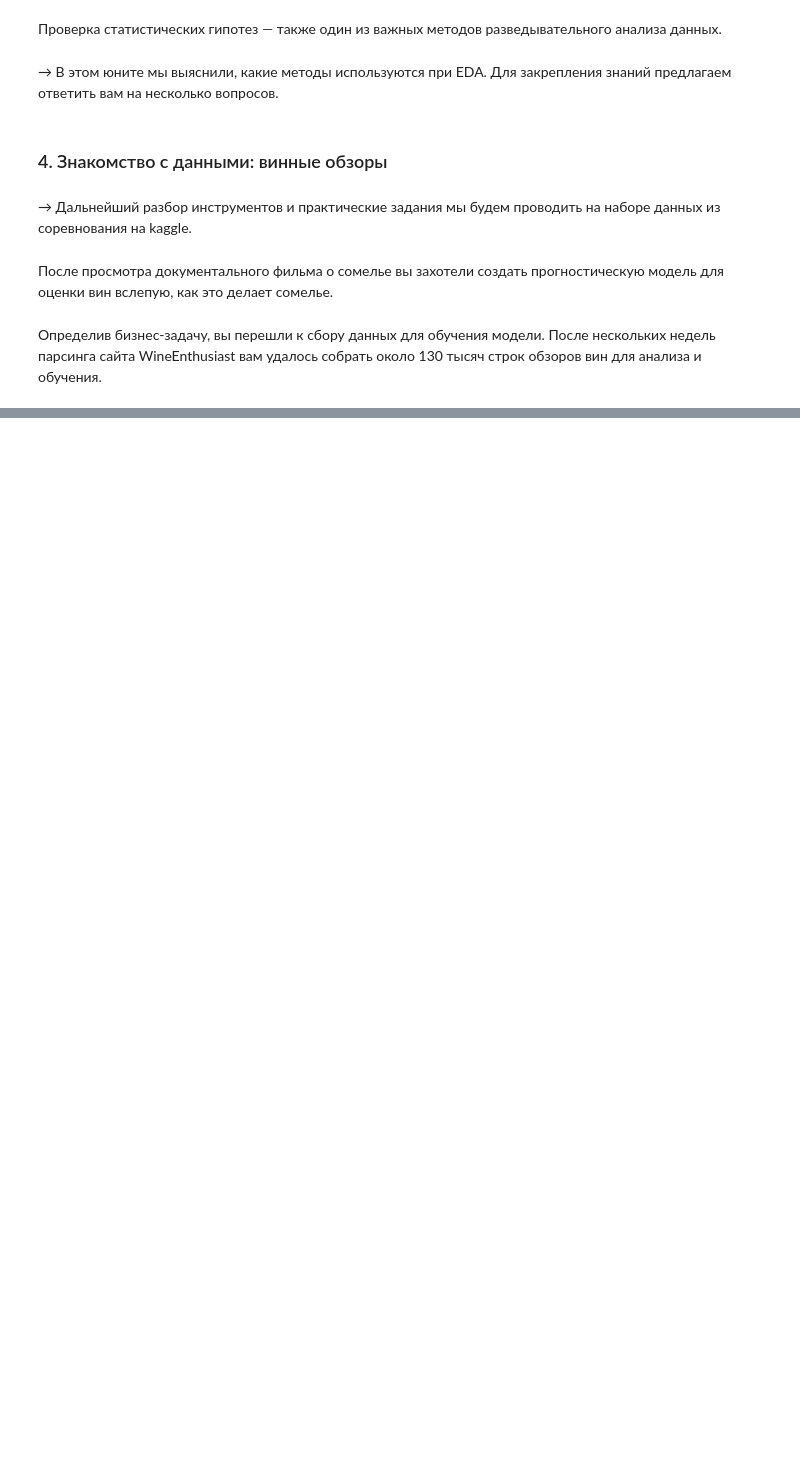
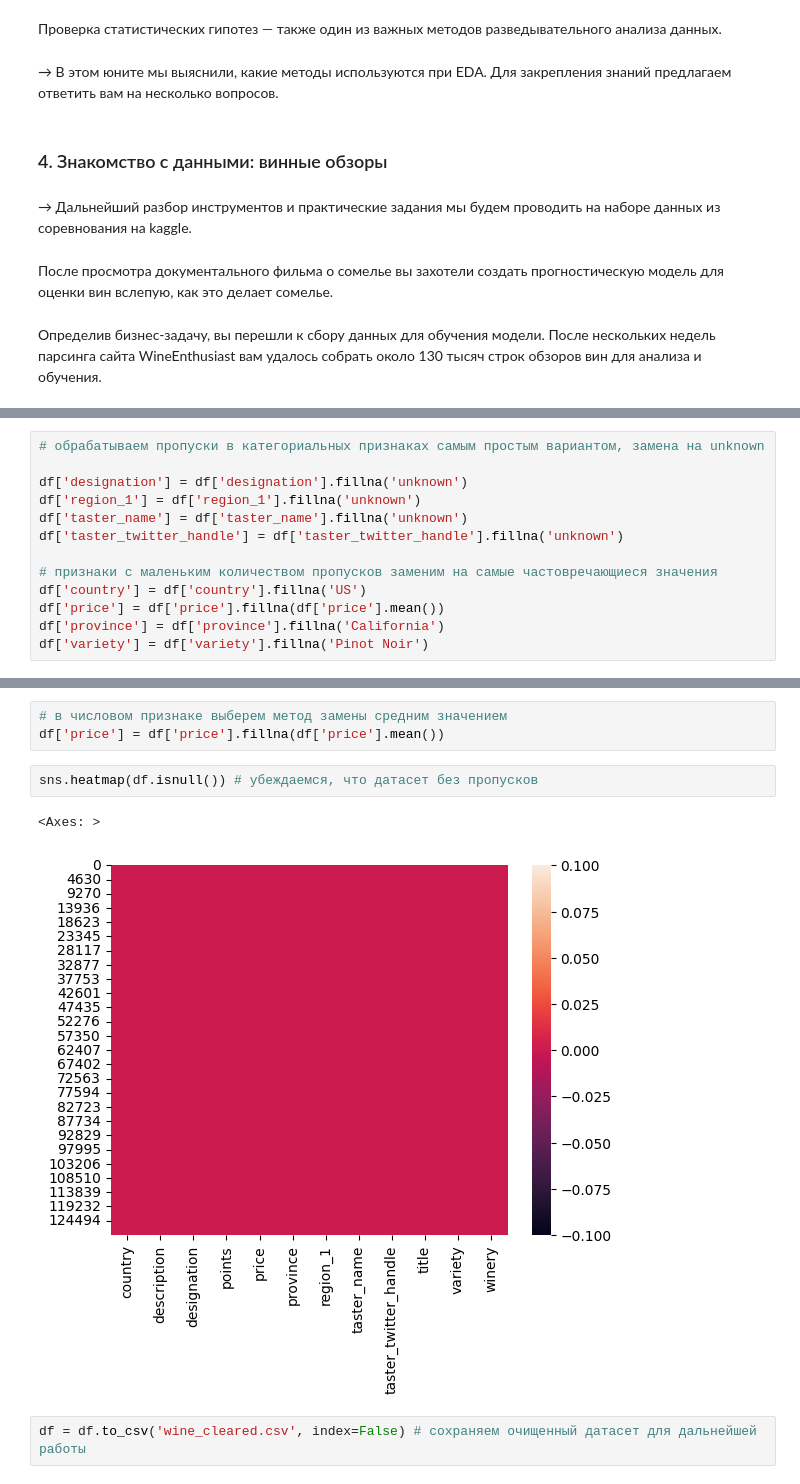
Before and after one commit to tgorbunov/sf_data_science, a Jupyter notebook: Skillfactory/EDA/EDA-1. Введение. Алгоритмы и методы EDA.ipynb, the cells around one changed output, grey strips where cells are left out. Drawn from its saved outputs; the diff is of its cells as text; blank space fills up the shorter version.

```diff
--- a/Skillfactory/EDA/EDA-1. Введение. Алгоритмы и методы EDA.ipynb
+++ b/Skillfactory/EDA/EDA-1. Введение. Алгоритмы и методы EDA.ipynb
@@ -160,0 +317,13 @@ Garbage in — garbage out (GIGO), в пер. с англ. «мусор на в
+# %%
+# обрабатываем пропуски в категориальных признаках самым простым вариантом, замена на unknown
+
+df['designation'] = df['designation'].fillna('unknown')
+df['region_1'] = df['region_1'].fillna('unknown')
+df['taster_name'] = df['taster_name'].fillna('unknown')
+df['taster_twitter_handle'] = df['taster_twitter_handle'].fillna('unknown')
+
+# признаки с маленьким количеством пропусков заменим на самые частовречающиеся значения
+df['country'] = df['country'].fillna('US')
+df['price'] = df['price'].fillna(df['price'].mean())
+df['province'] = df['province'].fillna('California')
+df['variety'] = df['variety'].fillna('Pinot Noir')
@@ -160,0 +352,10 @@ Garbage in — garbage out (GIGO), в пер. с англ. «мусор на в
+# %%
+# в числовом признаке выберем метод замены средним значением
+df['price'] = df['price'].fillna(df['price'].mean())
+# %%
+sns.heatmap(df.isnull()) # убеждаемся, что датасет без пропусков
+# %% [output]
+<Axes: >
+[figure, added]
+# %%
+df = df.to_csv('wine_cleared.csv', index=False) # сохраняем очищенный датасет для дальнейшей работы
```
Also changed, not shown: parts of 45 cells of this notebook, 1 other file.
